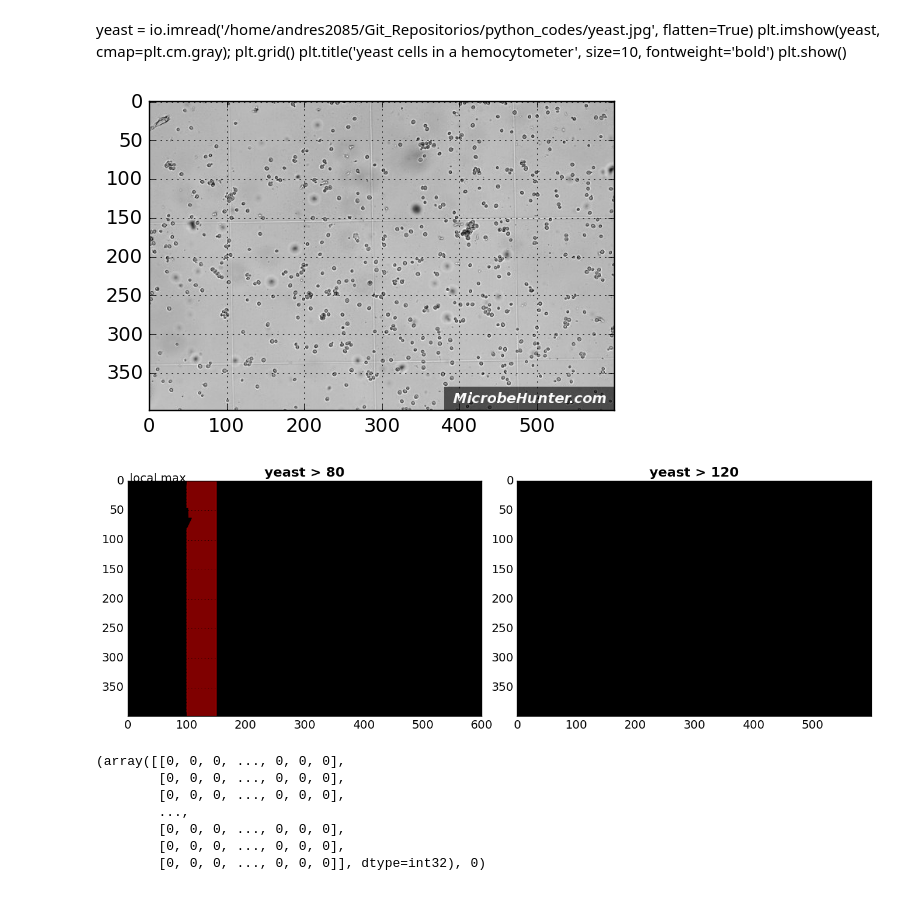
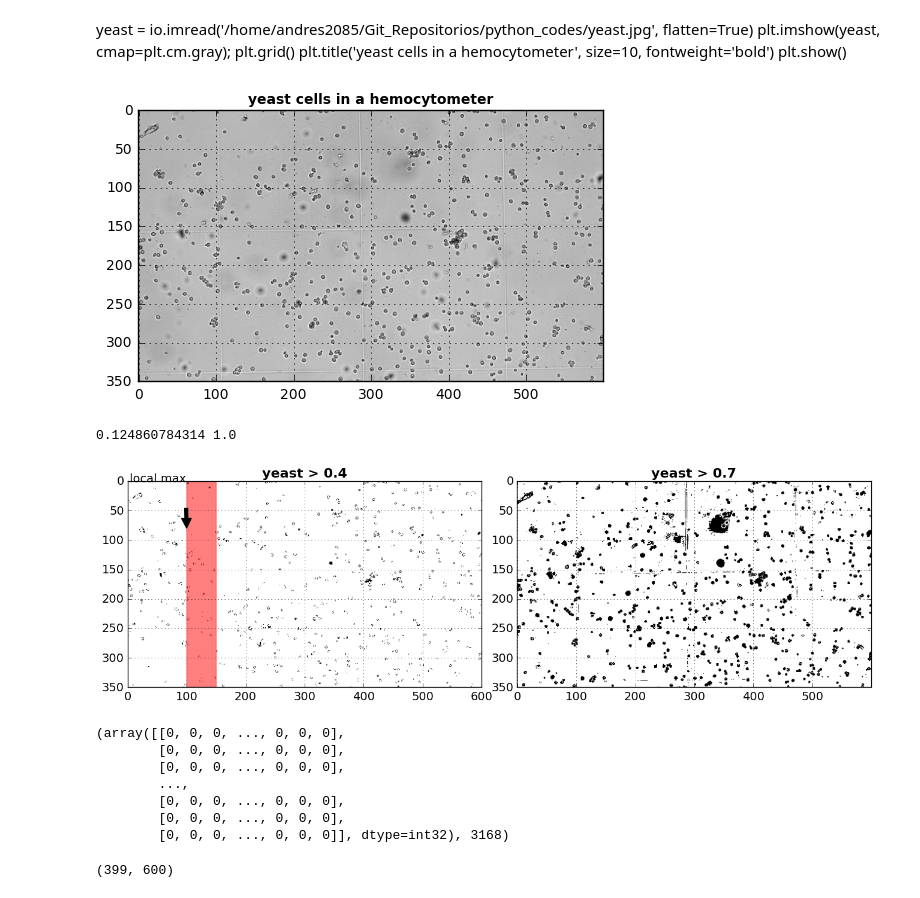
Before and after one commit to anbern2019/Python-samples, a Jupyter notebook: Image processing II Yeast counting cells.ipynb, the cells around one changed output. Saved outputs shown, nothing was run; the diff lists cells and outputs as text; code cells hidden in the pictures.

```diff
--- a/Image processing II Yeast counting cells.ipynb
+++ b/Image processing II Yeast counting cells.ipynb
@@ -41,11 +41,18 @@ plt.show()
 # %%
 yeast = io.imread('/home/andres2085/Git_Repositorios/python_codes/yeast.jpg', flatten=True)
 plt.imshow(yeast, cmap=plt.cm.gray);
 plt.grid()
-#plt.title('yeast cells in a hemocytometer', size=10, fontweight='bold')
+#plt.yticks([0, 50, 100, 150, 200, 250, 300, 350])
+plt.ylim([350,0])
+plt.title('yeast cells in a hemocytometer', size=10, fontweight='bold')
 plt.show()
 # %% [output]
-[figure, old version]
+[figure, new version]
+# %%
+#2)-- finding the minimum and maximum values of the image array
+print(yeast.min(), yeast.max())
+# %% [output]
+0.124860784314 1.0
 # %%
 plt.rc('mathtext', fontset='stixsans')
 
@@ -61,14 +68,16 @@ subplot_kw=dict())
 fig.subplots_adjust(wspace=0.1)
 
 #plt.subplot(1,2,1)
-ax[0].imshow(yeast > 80, cmap = cm.Greys_r)
-ax[0].set_title('yeast > 80', size=16, fontweight='bold')
+ax[0].imshow(yeast > 0.4, cmap = cm.Greys_r)
+ax[0].set_title('yeast > 0.4', size=16, fontweight='bold')
+ax[0].set_ylim([350,0])
 ax[0].set_xlim(0, 600)
 ax[0].grid()
 
 #plt.subplot(1,2,2)
-ax[1].imshow(yeast > 120, cmap = cm.Greys_r)
-ax[1].set_title('yeast > 120', size=16, fontweight='bold')
+ax[1].imshow(yeast > 0.7, cmap = cm.Greys_r)
+ax[1].set_title('yeast > 0.7', size=16, fontweight='bold')
+ax[1].set_ylim([350,0])
 ax[1].grid()
 
 ax[0].annotate('local max', xy=(100, 80), xytext=(3, 1.5),
@@ -89,9 +98,9 @@ ax[0].add_patch(rect)
 
 plt.show();
 # %% [output]
-[figure, old version]
+[figure, new version]
 # %%
-n = scipy.ndimage.label(yeast>198)
+n = scipy.ndimage.label(yeast>0.8)
 n
 # %% [output]
 (array([[0, 0, 0, ..., 0, 0, 0],
@@ -100,6 +109,10 @@ n
         ...,
         [0, 0, 0, ..., 0, 0, 0],
         [0, 0, 0, ..., 0, 0, 0],
-        [0, 0, 0, ..., 0, 0, 0]], dtype=int32), 0)
+        [0, 0, 0, ..., 0, 0, 0]], dtype=int32), 3168)
 # %%
 #3242 number of yeast cells
+# %%
+np.shape(yeast)
+# %% [output]
+(399, 600)
```
